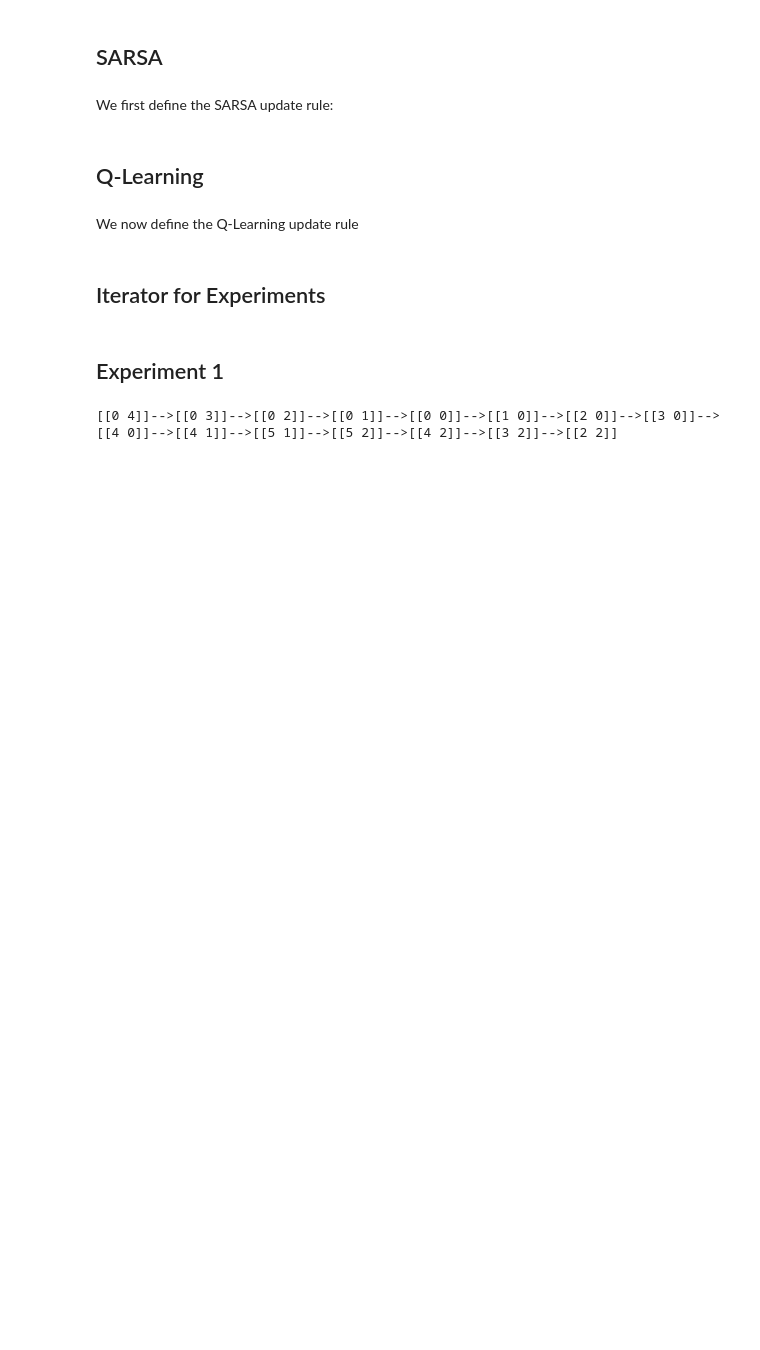
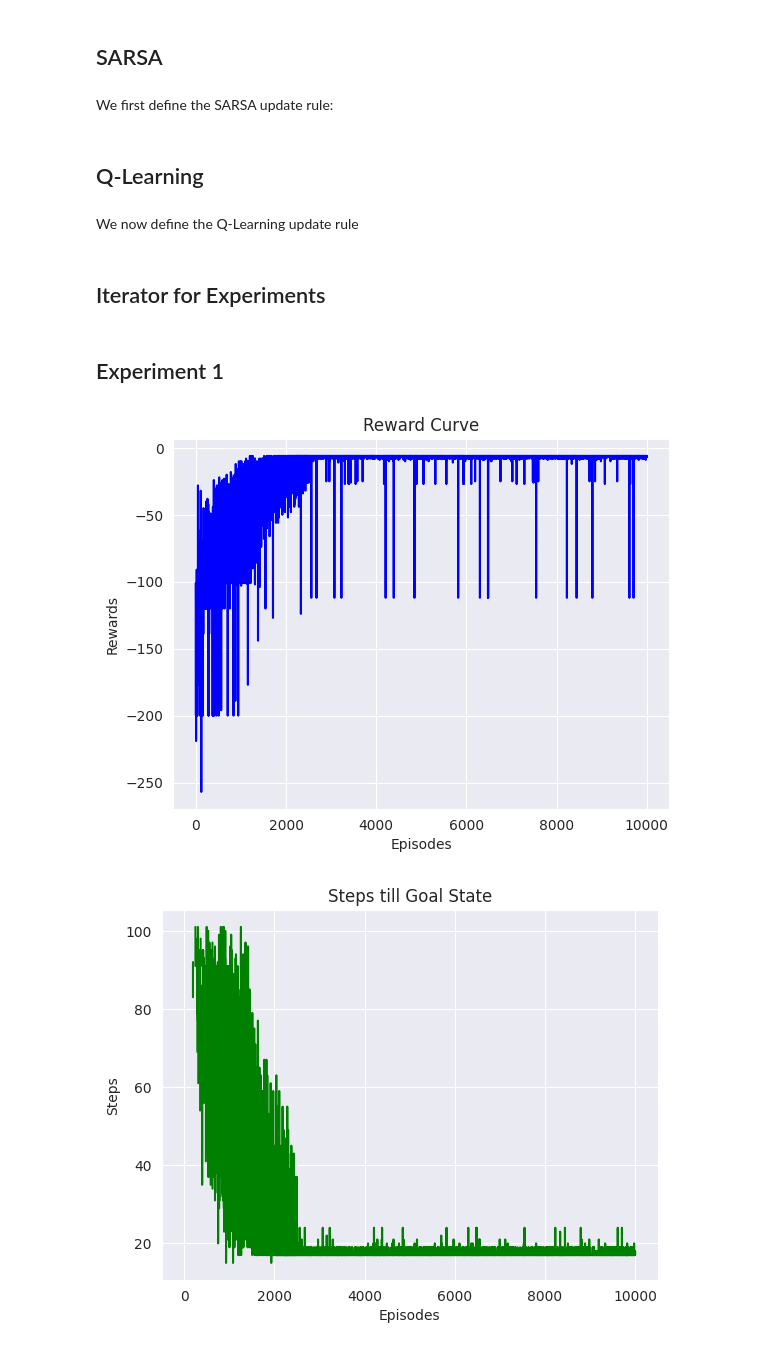
Before and after one commit to blaze010/CS6700-Reinforcement_Learning, a Jupyter notebook: Assignment 1/Programming_Assignment_1.ipynb, the cells around one changed output. Saved outputs shown, nothing was run; the diff lists cells and outputs as text; code cells hidden in the pictures; blank space fills up the shorter version.

Commit message:
Added Heatmaps and Plots
added code for heatmaps and plots, framework complete, greenlight to proceed to experiments

```diff
--- a/Assignment 1/Programming_Assignment_1.ipynb
+++ b/Assignment 1/Programming_Assignment_1.ipynb
@@ -74,11 +80,11 @@ class GridWorld:
         self.stochasticity = None
 
         # 'windy' if wind=True | 'clear' if wind=False
-        self.wind_mode = 'windy' if wind else 'clear'
+        self.wind_mode = '_windy' if wind else '_clear'
 
         # 's1' if starting from [0,4] | 's2' if starting from [3,6] | None otherwise
-        if (start_state == np.array([[0,4]])).all(): self.start_mode = 's1'
-        elif (start_state == np.array([[3,6]])).all(): self.start_mode = 's2'
+        if (start_state == np.array([[0,4]])).all(): self.start_mode = '_s1'
+        elif (start_state == np.array([[3,6]])).all(): self.start_mode = '_s2'
 
 
     def add_obstructions(self, obstructed_states=None, bad_states=None, restart_states=None):
@@ -101,7 +107,7 @@ class GridWorld:
         self.bias = bias
 
         # 'detrm' if deterministic (p=1) | 'noisy' if stochastic (p!=1)
-        self.stochasticity = 'detrm' if (p_good_transition == 1.) else 'noisy'
+        self.stochasticity = '_detrm' if (p_good_transition == 1.) else '_noisy'
 
     def add_rewards(self, step_reward, goal_reward, bad_state_reward=None, restart_state_reward = None):
 
@@ -265,7 +271,7 @@ class EpsilonGreedy(BasePolicy):
     # return name of policy
     @property
     def name(self):
-        return 'eps'
+        return '_eps'
 
     # action_values: 2D array containing predicted action values for each (state, action) pair
     #              : array size is |S|*4, i.e, total number of states x total number of actions
@@ -465,9 +519,15 @@ gw.add_transition_probability(p_good_transition=1.0, bias=0.5)
 
 env = gw.create_gridworld()
 # %%
-eps_greedy = EpsilonGreedy(epsilon = 0.1)
-sarsa_update = SARSA(alpha = 0.4, gamma = 1)
-trainer = TrainingIterator(env, sarsa_update, eps_greedy, 5000)
+eps_greedy = EpsilonGreedy(epsilon = 0.01)
+sarsa_update = SARSA(alpha = 0.01, gamma = 1)
+trainer = TrainingIterator(env, sarsa_update, eps_greedy, 10000)
 trainer.train()
+
+trainer.plot_reward_curve()
+trainer.plot_steps()
+trainer.plot_hmap_visits()
+trainer.plot_hmap_qvals()
 # %% [output]
-[[0 4]]-->[[0 3]]-->[[0 2]]-->[[0 1]]-->[[0 0]]-->[[1 0]]-->[[2 0]]-->[[3 0]]-->[[4 0]]-->[[4 1]]-->[[5 1]]-->[[5 2]]-->[[4 2]]-->[[3 2]]-->[[2 2]]
+[figure, added]
+[figure, added]
```
Also changed, not shown: parts of 5 cells of this notebook, 4 other files.
